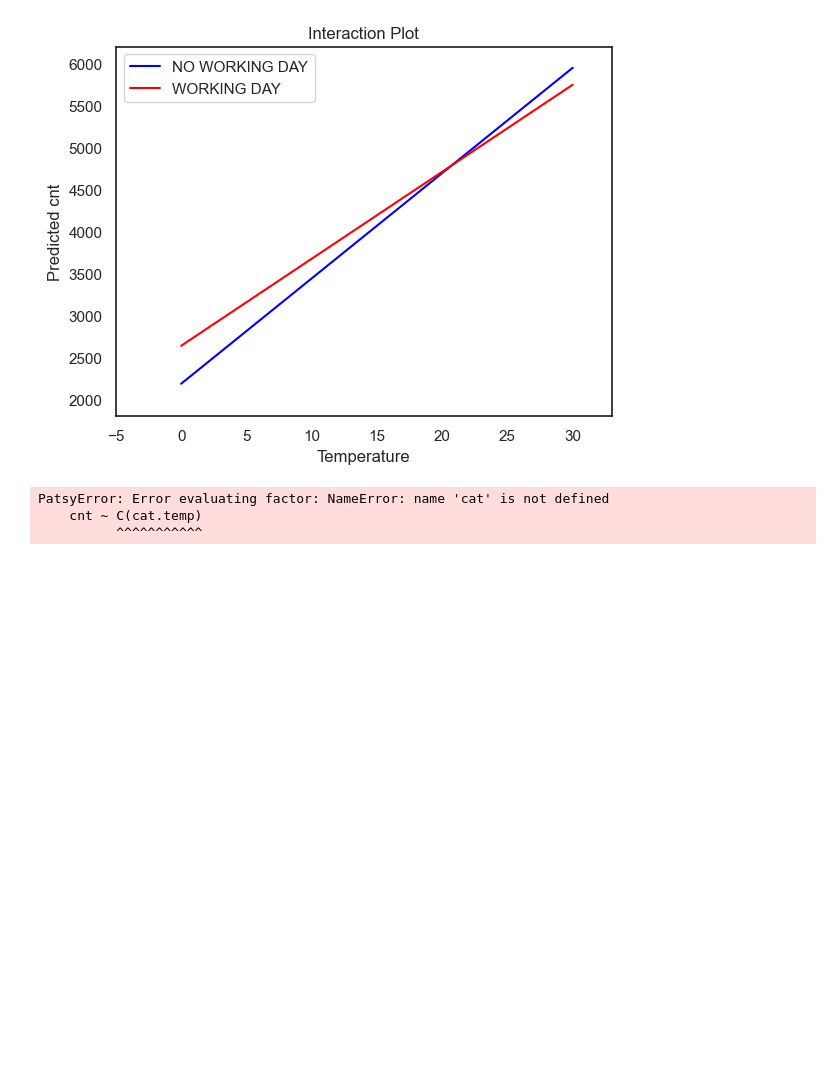
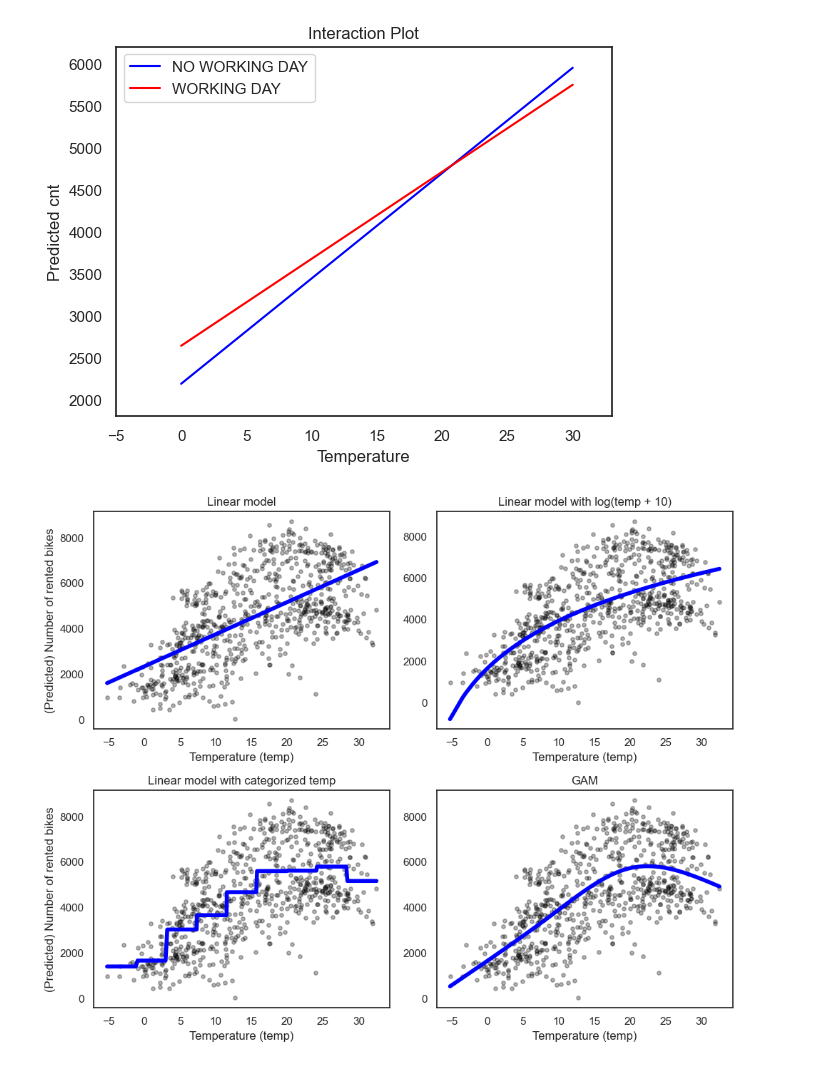
Before and after one commit to shimkoji/Interpretable-machine-learning-by-python, a Jupyter notebook: python/notebook/5.3 Linear Model Extensions.ipynb, the cells around one changed output. Cells and saved outputs as stored; diff of their text form; code cells hidden in the pictures; blank space fills up the shorter version.

```diff
--- a/python/notebook/5.3 Linear Model Extensions.ipynb
+++ b/python/notebook/5.3 Linear Model Extensions.ipynb
@@ -408,16 +408,8 @@ import matplotlib.pyplot as plt
 from patsy import dmatrix
 import statsmodels.api as sm
 
-# bike データが定義されていると仮定します。
-# サンプルデータを作成 (実際のデータに合わせて変更してください)
 np.random.seed(0)
 n_samples = 731  # bikeデータのサンプル数に合わせる
-# df_bike = pd.DataFrame(
-#     {
-#         "temp": np.random.rand(n_samples) * 40,  # 温度の範囲を調整
-#         "cnt": np.random.randint(0, 8000, n_samples),  # レンタルバイク数の範囲を調整
-#     }
-# )
 
 # 1. 線形モデル
 mod_simple = ols("cnt ~ temp", data=df_bike_processed).fit()
@@ -432,7 +424,6 @@ df_bike_processed["pred.sqrt"] = mod_log.predict(
 )  # pred.sqrt はRコードの名残
 
 # 3. カテゴリ化
-
 df_bike_processed["cat_temp"] = pd.cut(  # 列名を cat_temp に変更
     df_bike_processed["temp"],
     bins=np.linspace(
@@ -450,36 +441,38 @@ transformed_x = dmatrix(
 )  # 自由度4の自然スプライン基底でtempを変換
 mod_gam = sm.GLM(df_bike_processed["cnt"], transformed_x).fit()
 df_bike_processed["pred.gam"] = mod_gam.predict(transformed_x)
 
 
 # プロット (fig, axを使用)
 fig, axes = plt.subplots(2, 2, figsize=(10, 8))
 axes = axes.flatten()
 
 model_types = {
     "pred.lm": "Linear model",
     "pred.sqrt": "Linear model with log(temp + 10)",
     "pred.cat": "Linear model with categorized temp",
     "pred.gam": "GAM",
 }
-
+df_bike_processed = df_bike_processed.sort_values("temp")
 for i, (col, title) in enumerate(model_types.items()):
     ax = axes[i]
     ax.scatter(
-        df_bike_processed["temp"], df_bike_processed["cnt"], s=10, alpha=0.3
+        df_bike_processed["temp"],
+        df_bike_processed["cnt"],
+        s=15,
+        alpha=0.3,
+        color="black",
     )  # 散布図を小さく、透明にする
     ax.plot(
-        df_bike_processed["temp"], df_bike_processed[col], color="blue", linewidth=2
+        df_bike_processed["temp"], df_bike_processed[col], color="blue", linewidth=4
     )
     ax.set_title(title)
     ax.set_xlabel("Temperature (temp)")
     if i == 0 or i == 2:  # 左側のプロットのみy軸ラベルを表示
         ax.set_ylabel("(Predicted) Number of rented bikes")
 
 
 plt.tight_layout()
 plt.show()
 # %% [output]
-PatsyError: Error evaluating factor: NameError: name 'cat' is not defined
-    cnt ~ C(cat.temp)
-          ^^^^^^^^^^^
+[figure, added]
```
Also changed, not shown: parts of 3 cells of this notebook, 2 other files.
